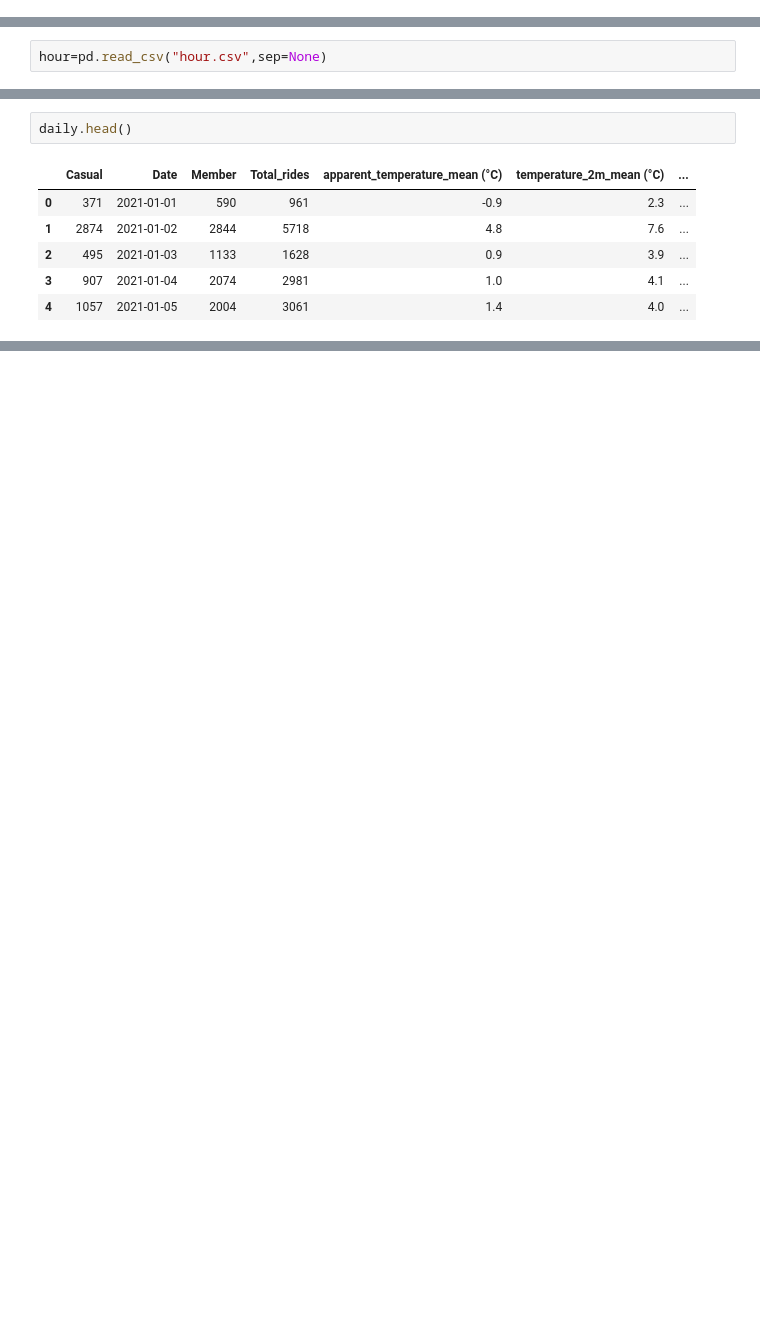
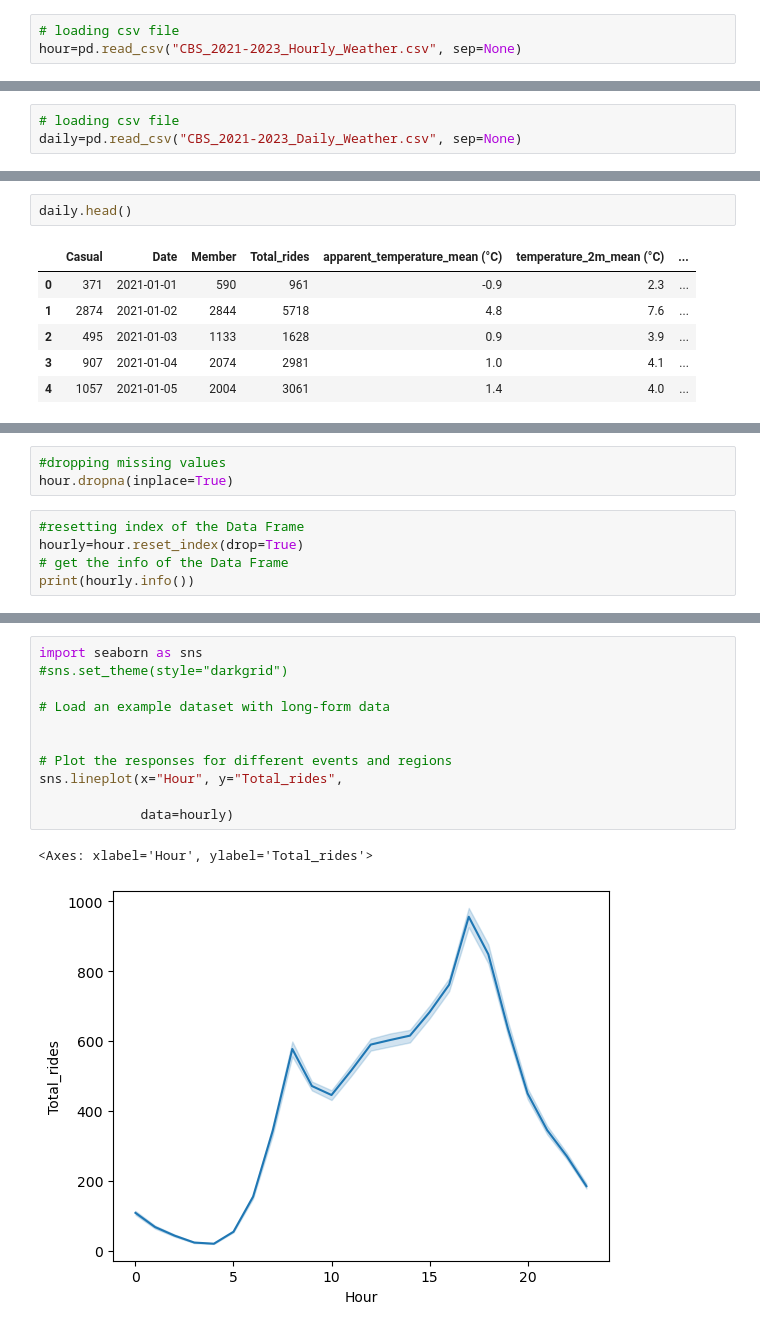
Before and after one commit to Godwin-Oti/Capital-Bike-Share-Analysis-Machine-Learning, a Jupyter notebook: Bike.ipynb, the cells around one changed output, grey strips where cells are left out. Cells and saved outputs as stored; diff of their text form; blank space fills up the shorter version.

```diff
--- a/Bike.ipynb
+++ b/Bike.ipynb
@@ -36,0 +38,3 @@ memory usage: 91.5+ KB
+# %%
+# loading csv file
+hour=pd.read_csv("CBS_2021-2023_Hourly_Weather.csv", sep=None)
@@ -56,2 +101,3 @@ day.describe().round(2).T
 # %%
-hour=pd.read_csv("hour.csv",sep=None)
+# loading csv file
+daily=pd.read_csv("CBS_2021-2023_Daily_Weather.csv", sep=None)
@@ -188,0 +180,8 @@ daily.describe().round(2).T
+# %%
+#dropping missing values
+hour.dropna(inplace=True)
+# %%
+#resetting index of the Data Frame
+hourly=hour.reset_index(drop=True)
+# get the info of the Data Frame
+print(hourly.info())
@@ -188,0 +241,14 @@ daily.describe().round(2).T
+# %%
+import seaborn as sns
+#sns.set_theme(style="darkgrid")
+
+# Load an example dataset with long-form data
+
+
+# Plot the responses for different events and regions
+sns.lineplot(x="Hour", y="Total_rides",
+
+             data=hourly)
+# %% [output]
+<Axes: xlabel='Hour', ylabel='Total_rides'>
+[figure, added]
```
Also changed, not shown: parts of 34 cells of this notebook, 1 other file.
